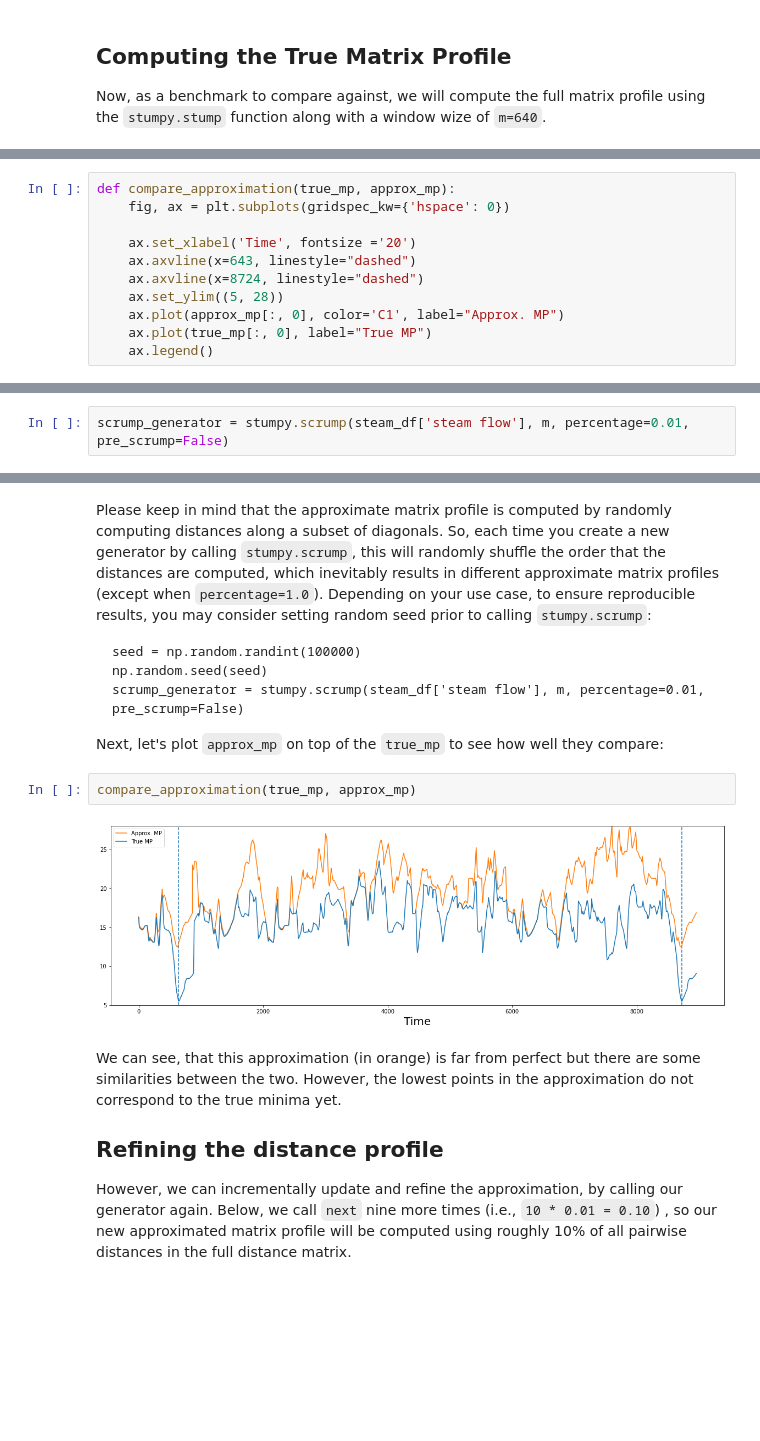
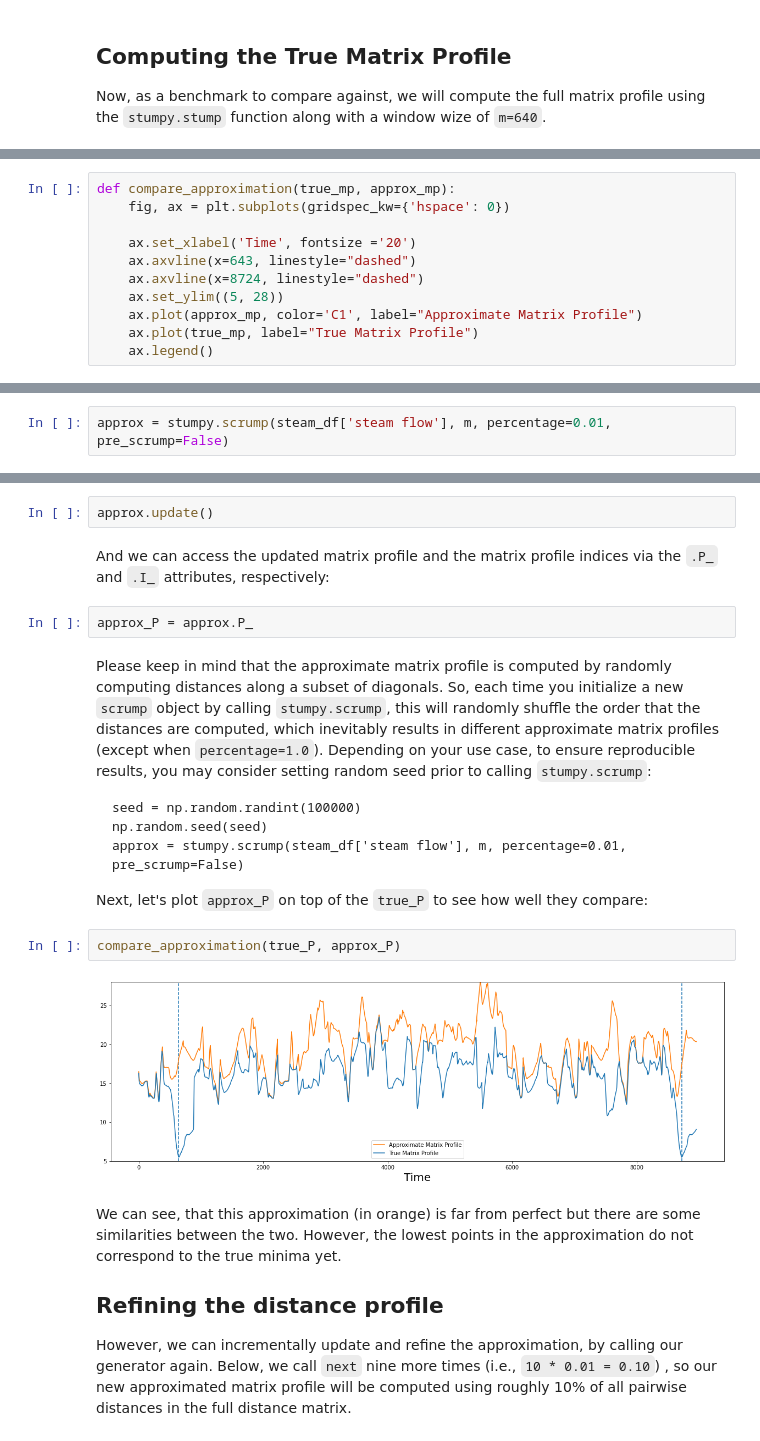
Before and after one commit to TDAmeritrade/stumpy, a Jupyter notebook: docs/Tutorial_Fast_Approximate_Matrix_Profiles.ipynb, the cells around one changed output, grey strips where cells are left out. Drawn from its saved outputs; the diff is of its cells as text; blank space fills up the shorter version.

Commit message:
Fixed #205 Converted SCRUMP to OOP

````diff
--- a/docs/Tutorial_Fast_Approximate_Matrix_Profiles.ipynb
+++ b/docs/Tutorial_Fast_Approximate_Matrix_Profiles.ipynb
@@ -104,8 +105,8 @@ def compare_approximation(true_mp, approx_mp):
     ax.axvline(x=643, linestyle="dashed")
     ax.axvline(x=8724, linestyle="dashed")
     ax.set_ylim((5, 28))
-    ax.plot(approx_mp[:, 0], color='C1', label="Approx. MP")
-    ax.plot(true_mp[:, 0], label="True MP")
+    ax.plot(approx_mp, color='C1', label="Approximate Matrix Profile")
+    ax.plot(true_mp, label="True Matrix Profile")
     ax.legend()
 # %% [markdown]
 ## Computing an Approximate Matrix Profile Using SCRUMP
@@ -114,5 +115,5 @@ To calculate the full matrix profile, one has to compute the whole distance matr
 
 Now, let's call `stumpy.scrump` and approximate the full matrix profile by computing only 1% of all distances (i.e., `percentage=0.01`):
 # %%
-scrump_generator = stumpy.scrump(steam_df['steam flow'], m, percentage=0.01, pre_scrump=False)
+approx = stumpy.scrump(steam_df['steam flow'], m, percentage=0.01, pre_scrump=False)
 # %% [markdown]
@@ -124,17 +123,23 @@ approx_mp = next(scrump_generator)
+# %%
+approx.update()
+# %% [markdown]
+And we can access the updated matrix profile and the matrix profile indices via the `.P_` and `.I_` attributes, respectively:
+# %%
+approx_P = approx.P_
 # %% [markdown]
-Please keep in mind that the approximate matrix profile is computed by randomly computing distances along a subset of diagonals. So, each time you create a new generator by calling `stumpy.scrump`, this will randomly shuffle the order that the distances are computed, which inevitably results in different approximate matrix profiles (except when `percentage=1.0`). Depending on your use case, to ensure reproducible results, you may consider setting random seed prior to calling `stumpy.scrump`:
+Please keep in mind that the approximate matrix profile is computed by randomly computing distances along a subset of diagonals. So, each time you initialize a new `scrump` object by calling `stumpy.scrump`, this will randomly shuffle the order that the distances are computed, which inevitably results in different approximate matrix profiles (except when `percentage=1.0`). Depending on your use case, to ensure reproducible results, you may consider setting random seed prior to calling `stumpy.scrump`:
 
 ```
 seed = np.random.randint(100000)
 np.random.seed(seed)
-scrump_generator = stumpy.scrump(steam_df['steam flow'], m, percentage=0.01, pre_scrump=False)
+approx = stumpy.scrump(steam_df['steam flow'], m, percentage=0.01, pre_scrump=False)
 ```
 
-Next, let's plot `approx_mp` on top of the `true_mp` to see how well they compare:
+Next, let's plot `approx_P` on top of the `true_P` to see how well they compare:
-# %%
-compare_approximation(true_mp, approx_mp)
-# %% [output]
-[figure, removed]
+# %%
+compare_approximation(true_P, approx_P)
+# %% [output]
+[figure, added]
 # %% [markdown]
 We can see, that this approximation (in orange) is far from perfect but there are some similarities between the two. However, the lowest points in the approximation do not correspond to the true minima yet.
 
````
Also changed, not shown: parts of 12 cells of this notebook, 2 other files.
